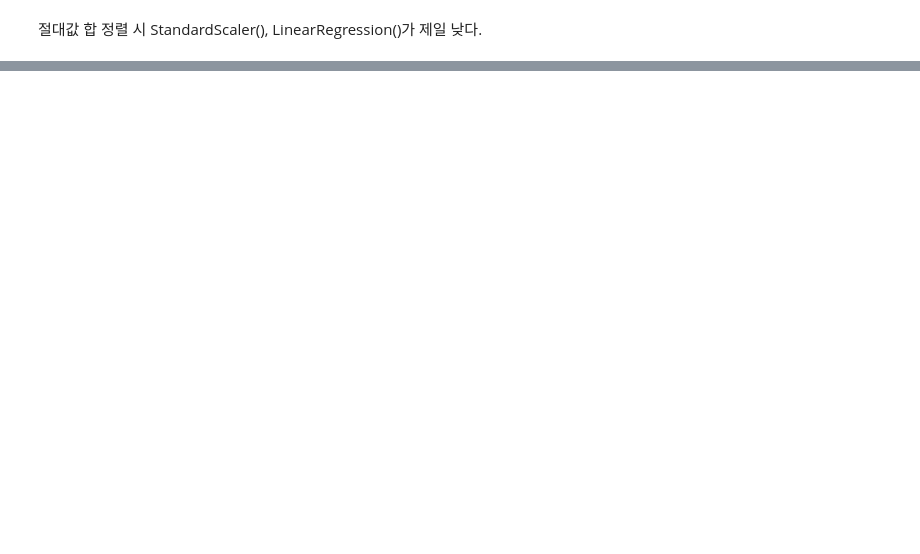
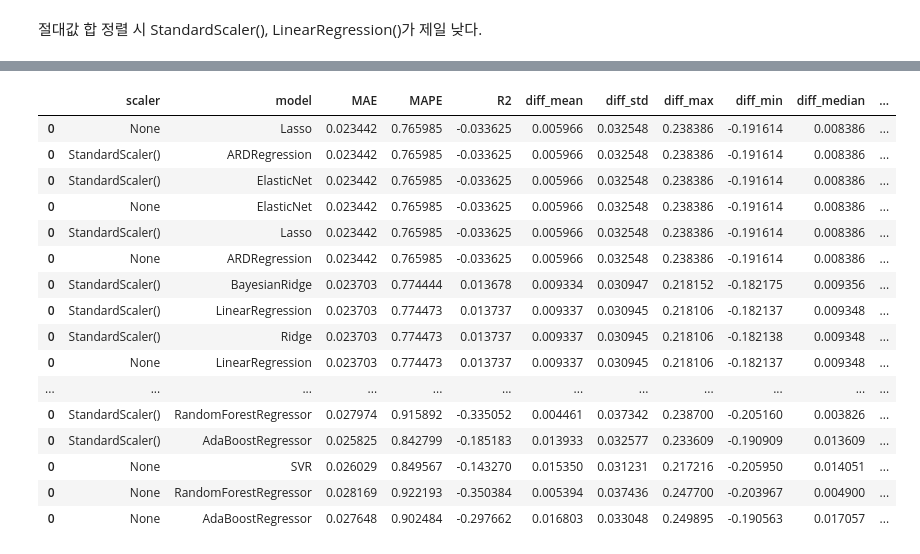
Before and after one commit to KDT-Corporation-Project/Project_CompterMate, a Jupyter notebook: Modeling/Co_Models/J060415_preps.ipynb, the cells around one changed output, grey strips where cells are left out. Saved outputs shown, nothing was run; the diff lists cells and outputs as text; code cells hidden in the pictures; blank space fills up the shorter version.

```diff
--- a/Modeling/Co_Models/J060415_preps.ipynb
+++ b/Modeling/Co_Models/J060415_preps.ipynb
@@ -533,0 +501,22 @@ None Lasso가 가장 많이 언급
+# %%
+# 각 이름별 인덱스의 합이 가장 작은 모델이 가장 좋은 모델
+score_df['sum_rank'] = score_df['MAE'].rank() + score_df['MAPE'].rank() + score_df['diff_mean'].rank() + score_df['abs_sum'].rank()
+score_df.sort_values('sum_rank', ascending=True)
+# %% [output]
+|  | scaler | model | MAE | MAPE | R2 | diff_mean | diff_std | diff_max | diff_min | diff_median | ... |
+| 0 | None | Lasso | 0.023442 | 0.765985 | -0.033625 | 0.005966 | 0.032548 | 0.238386 | -0.191614 | 0.008386 | ... |
+| 0 | StandardScaler() | ARDRegression | 0.023442 | 0.765985 | -0.033625 | 0.005966 | 0.032548 | 0.238386 | -0.191614 | 0.008386 | ... |
+| 0 | StandardScaler() | ElasticNet | 0.023442 | 0.765985 | -0.033625 | 0.005966 | 0.032548 | 0.238386 | -0.191614 | 0.008386 | ... |
+| 0 | None | ElasticNet | 0.023442 | 0.765985 | -0.033625 | 0.005966 | 0.032548 | 0.238386 | -0.191614 | 0.008386 | ... |
+| 0 | StandardScaler() | Lasso | 0.023442 | 0.765985 | -0.033625 | 0.005966 | 0.032548 | 0.238386 | -0.191614 | 0.008386 | ... |
+| 0 | None | ARDRegression | 0.023442 | 0.765985 | -0.033625 | 0.005966 | 0.032548 | 0.238386 | -0.191614 | 0.008386 | ... |
+| 0 | StandardScaler() | BayesianRidge | 0.023703 | 0.774444 | 0.013678 | 0.009334 | 0.030947 | 0.218152 | -0.182175 | 0.009356 | ... |
+| 0 | StandardScaler() | LinearRegression | 0.023703 | 0.774473 | 0.013737 | 0.009337 | 0.030945 | 0.218106 | -0.182137 | 0.009348 | ... |
+| 0 | StandardScaler() | Ridge | 0.023703 | 0.774473 | 0.013737 | 0.009337 | 0.030945 | 0.218106 | -0.182138 | 0.009348 | ... |
+| 0 | None | LinearRegression | 0.023703 | 0.774473 | 0.013737 | 0.009337 | 0.030945 | 0.218106 | -0.182137 | 0.009348 | ... |
+| ... | ... | ... | ... | ... | ... | ... | ... | ... | ... | ... | ... |
+| 0 | StandardScaler() | RandomForestRegressor | 0.027974 | 0.915892 | -0.335052 | 0.004461 | 0.037342 | 0.238700 | -0.205160 | 0.003826 | ... |
+| 0 | StandardScaler() | AdaBoostRegressor | 0.025825 | 0.842799 | -0.185183 | 0.013933 | 0.032577 | 0.233609 | -0.190909 | 0.013609 | ... |
+| 0 | None | SVR | 0.026029 | 0.849567 | -0.143270 | 0.015350 | 0.031231 | 0.217216 | -0.205950 | 0.014051 | ... |
+| 0 | None | RandomForestRegressor | 0.028169 | 0.922193 | -0.350384 | 0.005394 | 0.037436 | 0.247700 | -0.203967 | 0.004900 | ... |
+| 0 | None | AdaBoostRegressor | 0.027648 | 0.902484 | -0.297662 | 0.016803 | 0.033048 | 0.249895 | -0.190563 | 0.017057 | ... |
```
Also changed, not shown: parts of 20 cells of this notebook, 2 other files.
